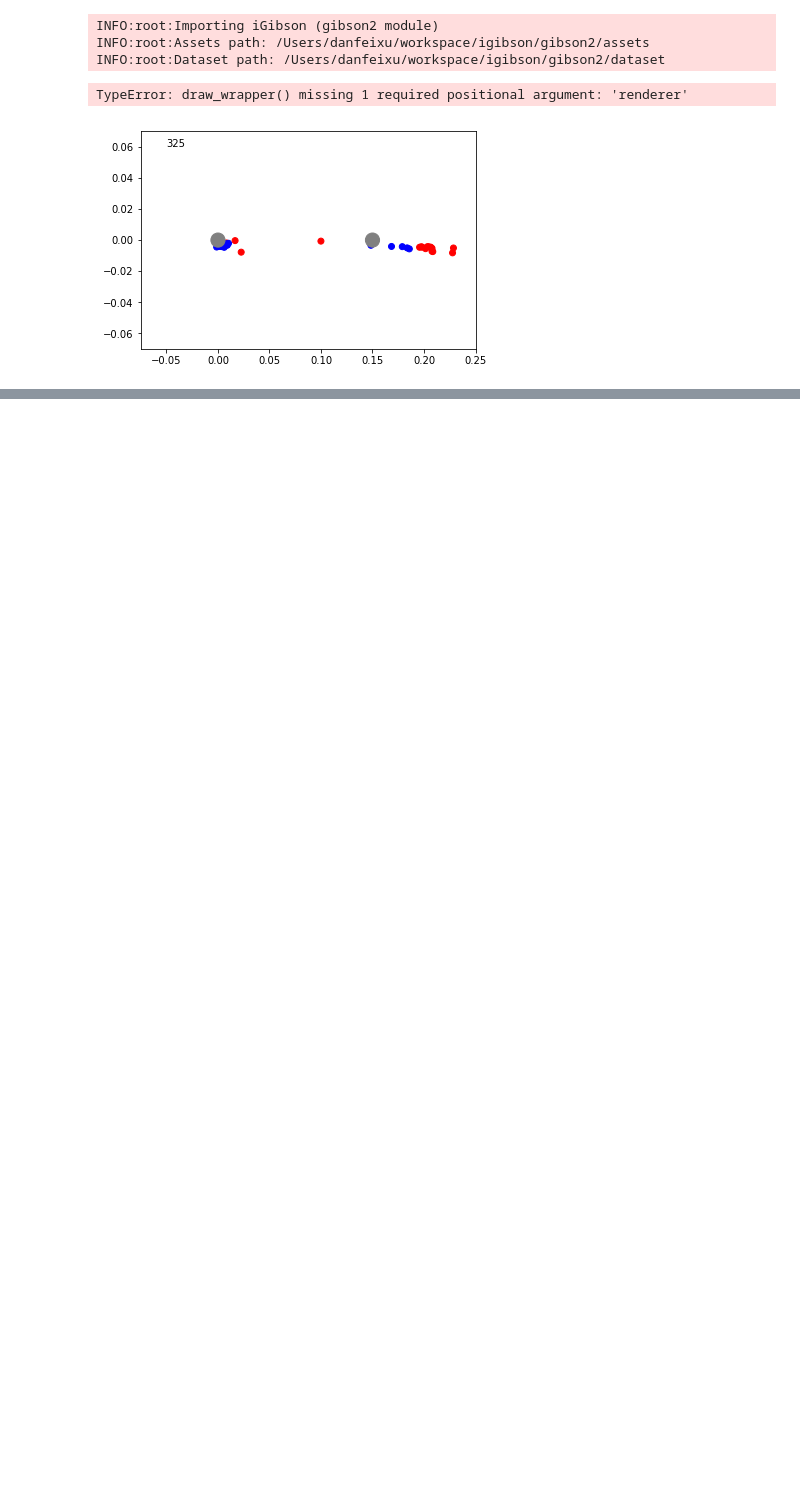
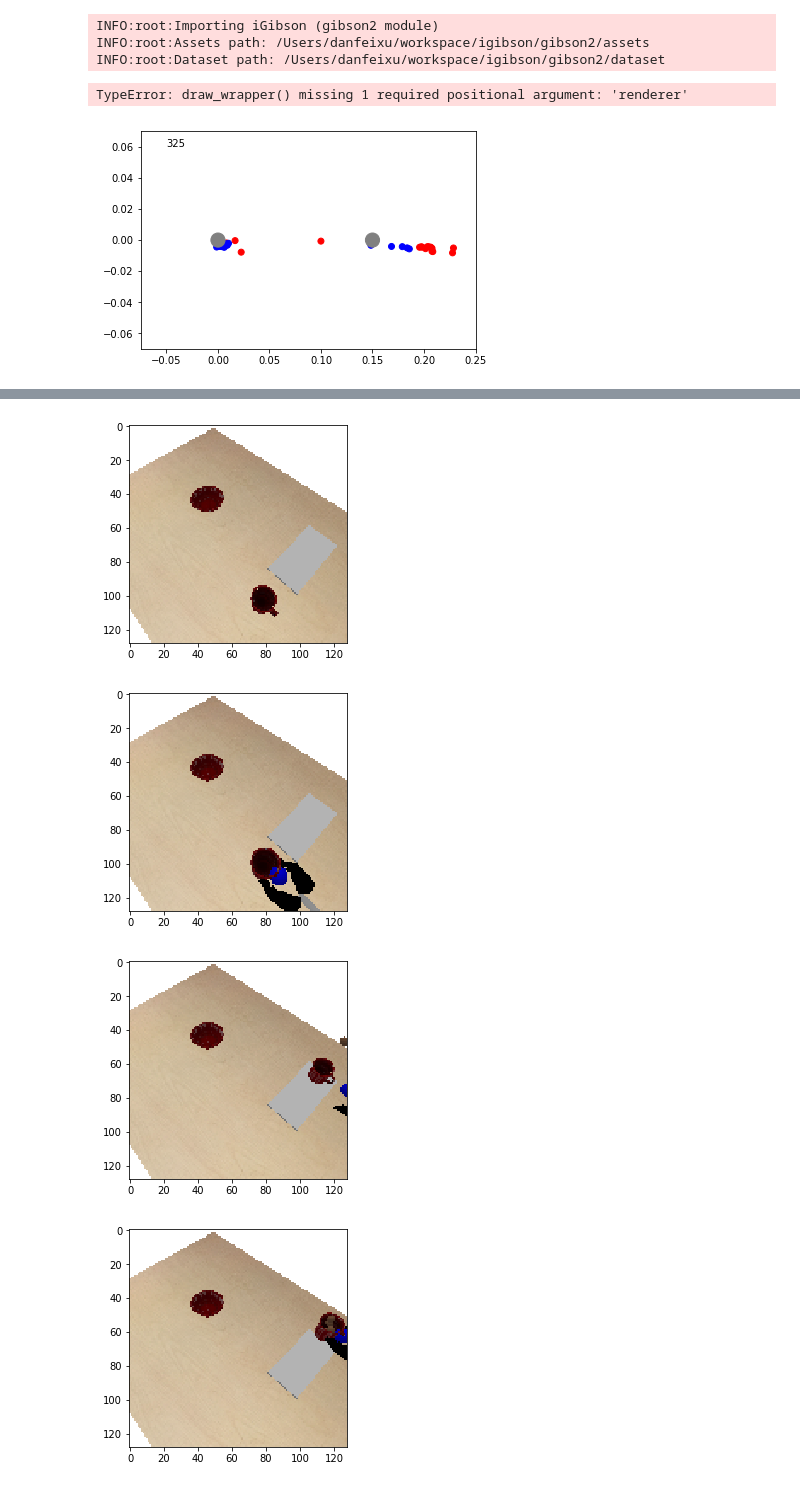
Before and after one commit to StanfordVL/iGibson, a Jupyter notebook: gibson2/envs/visualize.ipynb, the cells around one changed output, grey strips where cells are left out. Saved outputs shown, nothing was run; the diff lists cells and outputs as text; code cells hidden in the pictures; blank space fills up the shorter version.

```diff
--- a/gibson2/envs/visualize.ipynb
+++ b/gibson2/envs/visualize.ipynb
@@ -98,0 +105,15 @@ for mi in mask_inds:
+# %%
+demo_id = "demo_0"
+mask = f["data/{}/skill_begin".format(demo_id)][:].astype(np.bool)
+mask[-1] = True
+mask_inds = np.where(mask)[0]
+for mi in mask_inds:
+    fig = plt.figure()
+    ax = fig.add_subplot(111)
+    ax.imshow(f["data/{}/obs/images".format(demo_id)][mi])
+    fig.canvas.draw()
+# %% [output]
+[figure, added]
+[figure, added]
+[figure, added]
+[figure, added]
```
Also changed, not shown: parts of 4 cells of this notebook, 5 other files.
